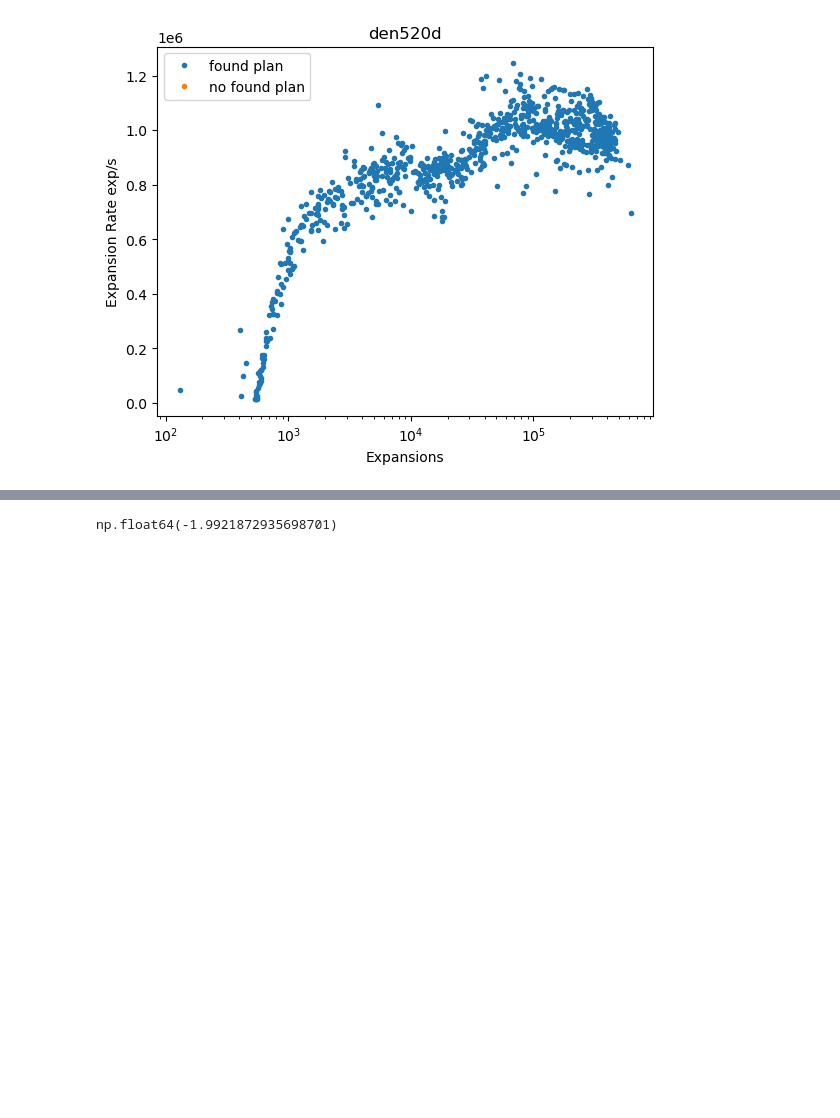
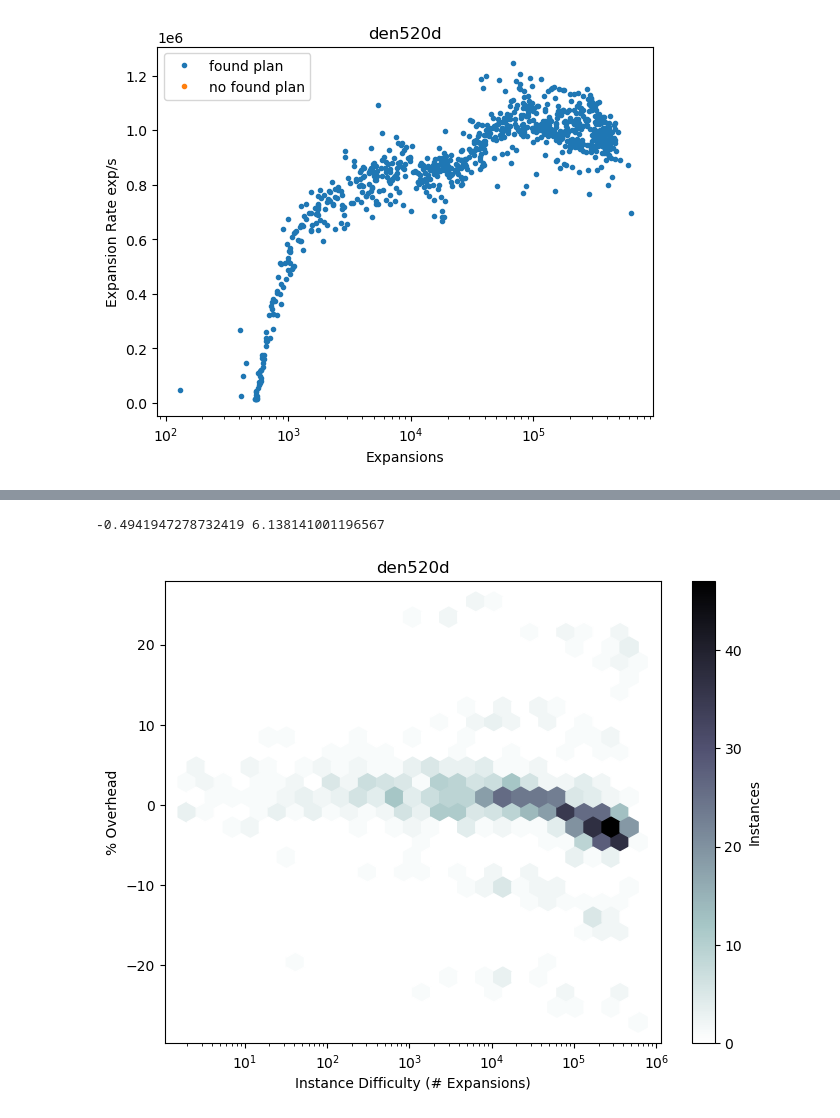
Before and after one commit to dwthomas/atSIPP, a Jupyter notebook: Anystarttime experiments.ipynb, the cells around one changed output, grey strips where cells are left out. Cells and saved outputs as stored; diff of their text form; code cells hidden in the pictures; blank space fills up the shorter version.

```diff
--- a/Anystarttime experiments.ipynb
+++ b/Anystarttime experiments.ipynb
@@ -149,7 +176,28 @@ plt.savefig("overhead.png")
 # %%
-100*(asipp_dat.runtime.sum() - sipp_dat.runtime.sum())/sipp_dat.runtime.sum()
+fig, ax0 = plt.subplots(ncols=1, figsize=(8, 6))
+asipp_dat = data[data.algorithm == "asipp"]
+sipp_dat = data[data.algorithm == "sipp"]
+
+x = sipp_dat.sum_expanded
+y = 200*(asipp_dat.runtime.values - sipp_dat.runtime.values) / (asipp_dat.runtime.values + sipp_dat.runtime.values)
+print(np.mean(y), np.std(y))
+hb = ax0.hexbin(x, y, gridsize=25, cmap='bone_r',  xscale = "log")
+#plt.hist(y, 50, facecolor = "k")
+#plt.plot(asipp_dat.sum_expanded, asipp_dat.sum_expanded/(asipp_dat.runtime / 1000), ".r", label = "ASIPP")
+
+#plt.xscale("log")
+#plt.yscale("log")
+plt.xlabel("Instance Difficulty (# Expansions)")
+plt.ylabel("% Overhead")
+plt.title("den520d")
+cb = fig.colorbar(hb, ax=ax0, label='Instances')
+
+#plt.ylim([400000, 1000000])
+#plt.legend()
+plt.savefig("overheadvdiff.png")
 # %% [output]
-np.float64(-1.9921872935698701)
+-0.4941947278732419 6.138141001196567
+[figure, added]
 # %%
 dat = data[data.algorithm == "asipp"]
 dat
```
Also changed, not shown: parts of 13 cells of this notebook.
